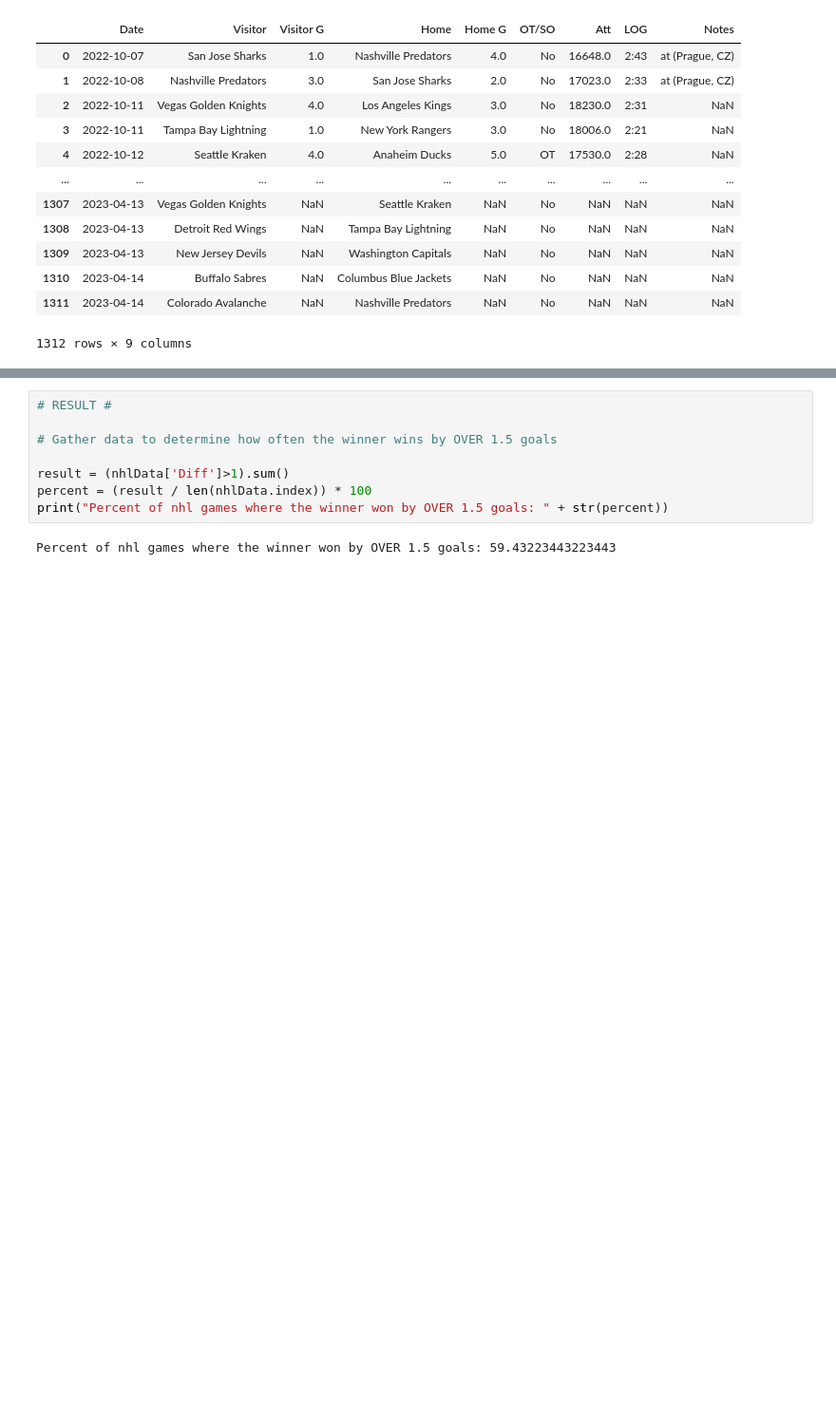
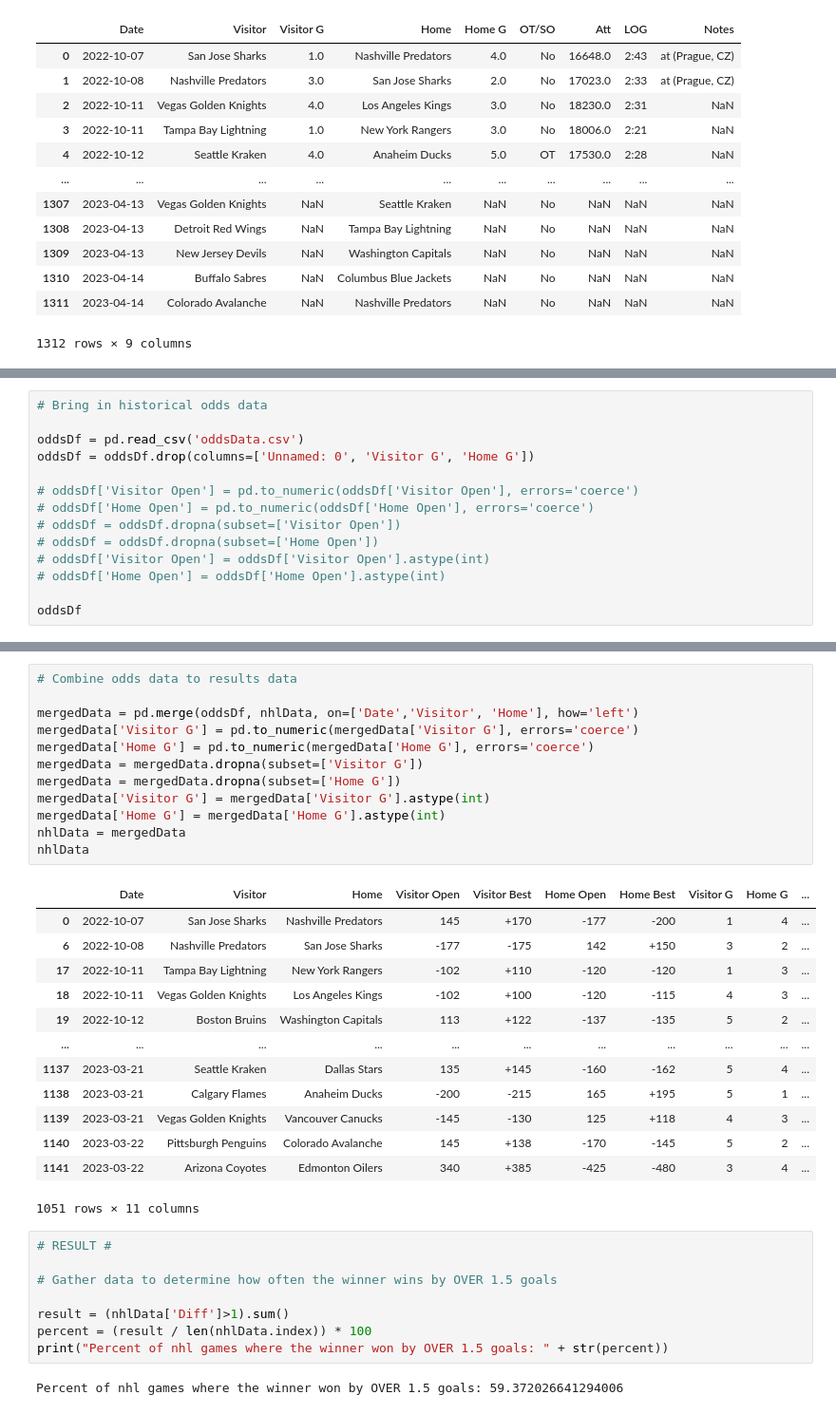
Before and after one commit to Ryan-Cav/SBModels, a Jupyter notebook: NHLNotebook-Spreads.ipynb, the cells around one changed output, grey strips where cells are left out. Shown at 95% size. Cells and saved outputs as stored; diff of their text form; blank space fills up the shorter version.

Commit message:
Linked odds data to historical game/spread data

```diff
--- a/NHLNotebook-Spreads.ipynb
+++ b/NHLNotebook-Spreads.ipynb
@@ -101,0 +69,14 @@ nhlData
+# %%
+# Bring in historical odds data
+
+oddsDf = pd.read_csv('oddsData.csv')
+oddsDf = oddsDf.drop(columns=['Unnamed: 0', 'Visitor G', 'Home G'])
+
+# oddsDf['Visitor Open'] = pd.to_numeric(oddsDf['Visitor Open'], errors='coerce')
+# oddsDf['Home Open'] = pd.to_numeric(oddsDf['Home Open'], errors='coerce')
+# oddsDf = oddsDf.dropna(subset=['Visitor Open'])
+# oddsDf = oddsDf.dropna(subset=['Home Open'])
+# oddsDf['Visitor Open'] = oddsDf['Visitor Open'].astype(int)
+# oddsDf['Home Open'] = oddsDf['Home Open'].astype(int)
+
+oddsDf
@@ -102,3 +97,29 @@ nhlData
+# %%
+# Combine odds data to results data
+
+mergedData = pd.merge(oddsDf, nhlData, on=['Date','Visitor', 'Home'], how='left')
+mergedData['Visitor G'] = pd.to_numeric(mergedData['Visitor G'], errors='coerce')
+mergedData['Home G'] = pd.to_numeric(mergedData['Home G'], errors='coerce')
+mergedData = mergedData.dropna(subset=['Visitor G'])
+mergedData = mergedData.dropna(subset=['Home G'])
+mergedData['Visitor G'] = mergedData['Visitor G'].astype(int)
+mergedData['Home G'] = mergedData['Home G'].astype(int)
+nhlData = mergedData
+nhlData
+# %% [output]
+|  | Date | Visitor | Home | Visitor Open | Visitor Best | Home Open | Home Best | Visitor G | Home G | ... |
+| 0 | 2022-10-07 | San Jose Sharks | Nashville Predators | 145 | +170 | -177 | -200 | 1 | 4 | ... |
+| 6 | 2022-10-08 | Nashville Predators | San Jose Sharks | -177 | -175 | 142 | +150 | 3 | 2 | ... |
+| 17 | 2022-10-11 | Tampa Bay Lightning | New York Rangers | -102 | +110 | -120 | -120 | 1 | 3 | ... |
+| 18 | 2022-10-11 | Vegas Golden Knights | Los Angeles Kings | -102 | +100 | -120 | -115 | 4 | 3 | ... |
+| 19 | 2022-10-12 | Boston Bruins | Washington Capitals | 113 | +122 | -137 | -135 | 5 | 2 | ... |
+| ... | ... | ... | ... | ... | ... | ... | ... | ... | ... | ... |
+| 1137 | 2023-03-21 | Seattle Kraken | Dallas Stars | 135 | +145 | -160 | -162 | 5 | 4 | ... |
+| 1138 | 2023-03-21 | Calgary Flames | Anaheim Ducks | -200 | -215 | 165 | +195 | 5 | 1 | ... |
+| 1139 | 2023-03-21 | Vegas Golden Knights | Vancouver Canucks | -145 | -130 | 125 | +118 | 4 | 3 | ... |
+| 1140 | 2023-03-22 | Pittsburgh Penguins | Colorado Avalanche | 145 | +138 | -170 | -145 | 5 | 2 | ... |
+| 1141 | 2023-03-22 | Arizona Coyotes | Edmonton Oilers | 340 | +385 | -425 | -480 | 3 | 4 | ... |
+1051 rows × 11 columns
 # %%
 # RESULT #
 
@@ -108,7 +129,7 @@ result = (nhlData['Diff']>1).sum()
 percent = (result / len(nhlData.index)) * 100
 print("Percent of nhl games where the winner won by OVER 1.5 goals: " + str(percent))
 # %% [output]
-Percent of nhl games where the winner won by OVER 1.5 goals: 59.43223443223443
+Percent of nhl games where the winner won by OVER 1.5 goals: 59.372026641294006
 # %%
 # Percent of games that did not go into OT that won by OVER 1.5 goals:
 
```
Also changed, not shown: parts of 6 cells of this notebook, 1 other file.
